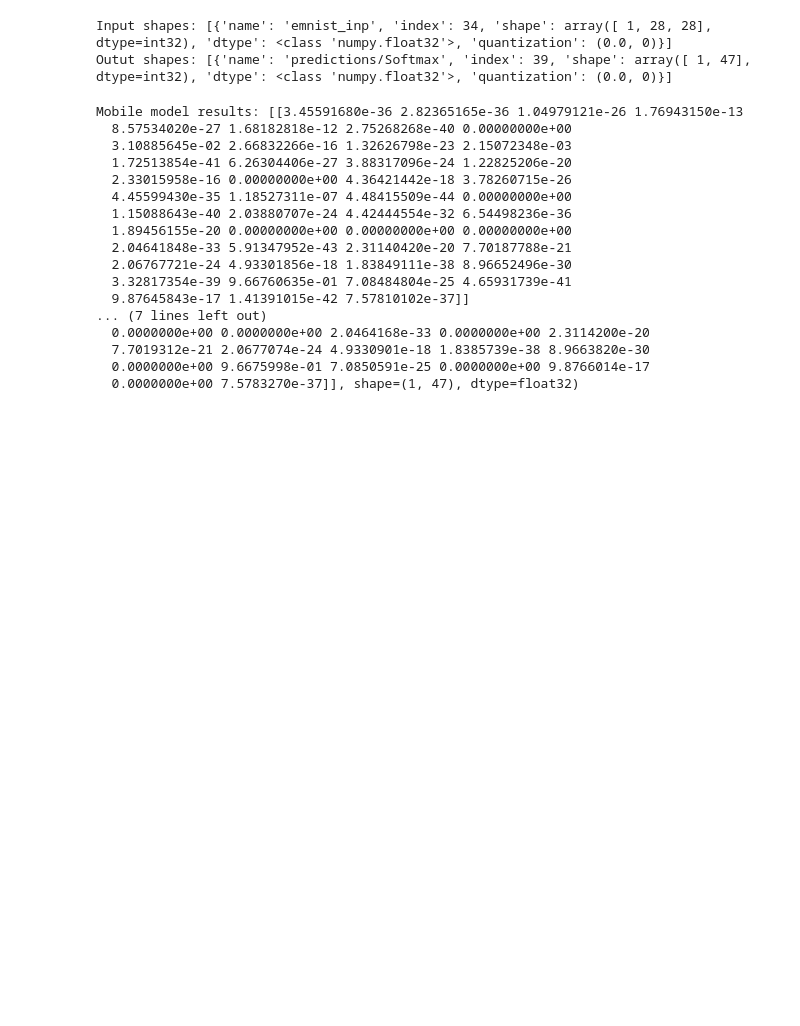
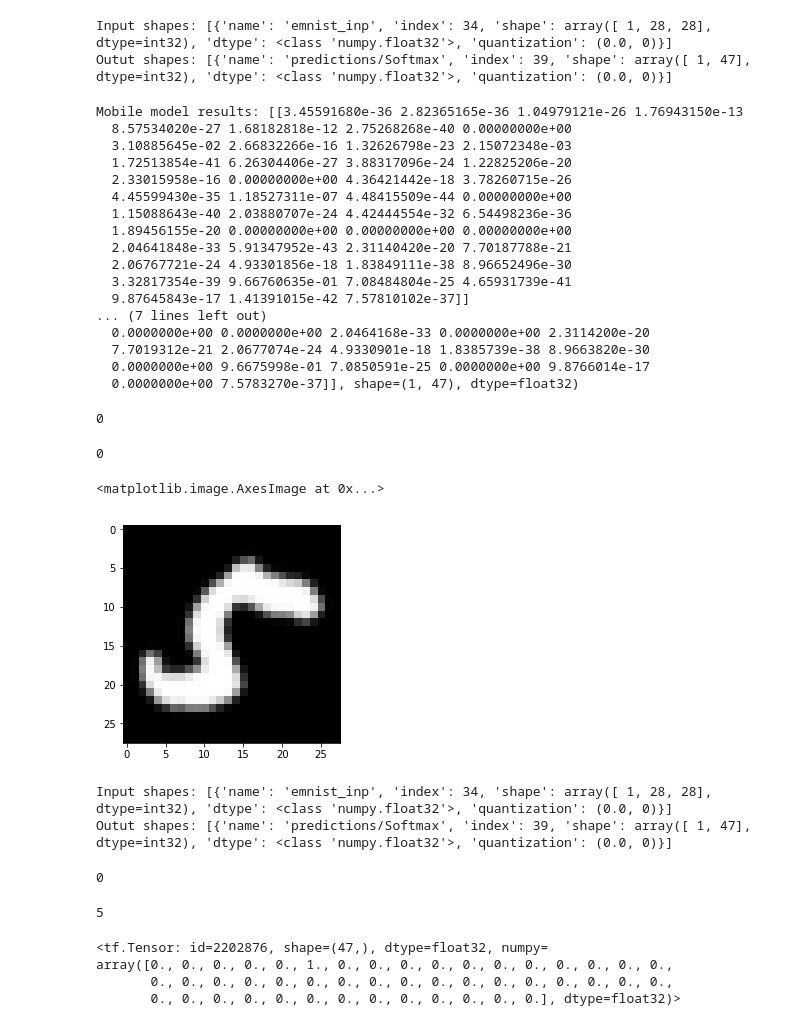
Before and after one commit to PacktPublishing/Hands-On-Deep-Learning-for-Mobile, a Jupyter notebook: Chapter5/mobile_cnn_model.ipynb, the cells around one changed output. Saved outputs shown, nothing was run; the diff lists cells and outputs as text; code cells hidden in the pictures; blank space fills up the shorter version.

Commit message:
loading mobile convverted model

```diff
--- a/Chapter5/mobile_cnn_model.ipynb
+++ b/Chapter5/mobile_cnn_model.ipynb
@@ -711,3 +711,39 @@ Mobile model results: [[3.45591680e-36 2.82365165e-36 1.04979121e-26 1.76943150e
   7.7019312e-21 2.0677074e-24 4.9330901e-18 1.8385739e-38 8.9663820e-30
   0.0000000e+00 9.6675998e-01 7.0850591e-25 0.0000000e+00 9.8766014e-17
   0.0000000e+00 7.5783270e-37]], shape=(1, 47), dtype=float32)
+# %%
+np.argmax(np.max(tf_results, axis=1))
+# %% [output]
+0
+# %%
+np.argmax(np.max(tflite_results, axis=1))
+# %% [output]
+0
+# %%
+plt.imshow(test['features'][100].squeeze(), cmap='gray')
+# %% [output]
+<matplotlib.image.AxesImage at 0x...>
+[figure, added]
+# %%
+interpreter = tf.lite.Interpreter(model_path="./models/converted_cnn_bn_model.tflite")
+interpreter.allocate_tensors()
+# Get input and output tensors.
+input_details = interpreter.get_input_details()
+output_details = interpreter.get_output_details()
+print("Input shapes:", input_details)
+print("Outut shapes:", output_details)
+
+# Test the TensorFlow Lite model on random input data.
+input_shape = input_details[0]['shape']
+input_data = np.array(np.reshape(norm_test_features[100], (1, 28, 28)), dtype=np.float32)
+interpreter.set_tensor(input_details[0]['index'], input_data)
+
+interpreter.invoke()
+tflite_results2 = interpreter.get_tensor(output_details[0]['index'])
+# %% [output]
+Input shapes: [{'name': 'emnist_inp', 'index': 34, 'shape': array([ 1, 28, 28], dtype=int32), 'dtype': <class 'numpy.float32'>, 'quantization': (0.0, 0)}]
+Outut shapes: [{'name': 'predictions/Softmax', 'index': 39, 'shape': array([ 1, 47], dtype=int32), 'dtype': <class 'numpy.float32'>, 'quantization': (0.0, 0)}]
+# %%
+np.argmax(np.max(tflite_results2, axis=1))
+# %% [output]
+0
@@ -713,0 +752,11 @@ Mobile model results: [[3.45591680e-36 2.82365165e-36 1.04979121e-26 1.76943150e
+# %%
+np.argmax(np.max(tf_results, axis=0))
+# %% [output]
+5
+# %%
+one_hot_test_labels[100]
+# %% [output]
+<tf.Tensor: id=2202876, shape=(47,), dtype=float32, numpy=
+array([0., 0., 0., 0., 0., 1., 0., 0., 0., 0., 0., 0., 0., 0., 0., 0., 0.,
+       0., 0., 0., 0., 0., 0., 0., 0., 0., 0., 0., 0., 0., 0., 0., 0., 0.,
+       0., 0., 0., 0., 0., 0., 0., 0., 0., 0., 0., 0., 0.], dtype=float32)>
```
Also changed, not shown: parts of 1 cell of this notebook.
